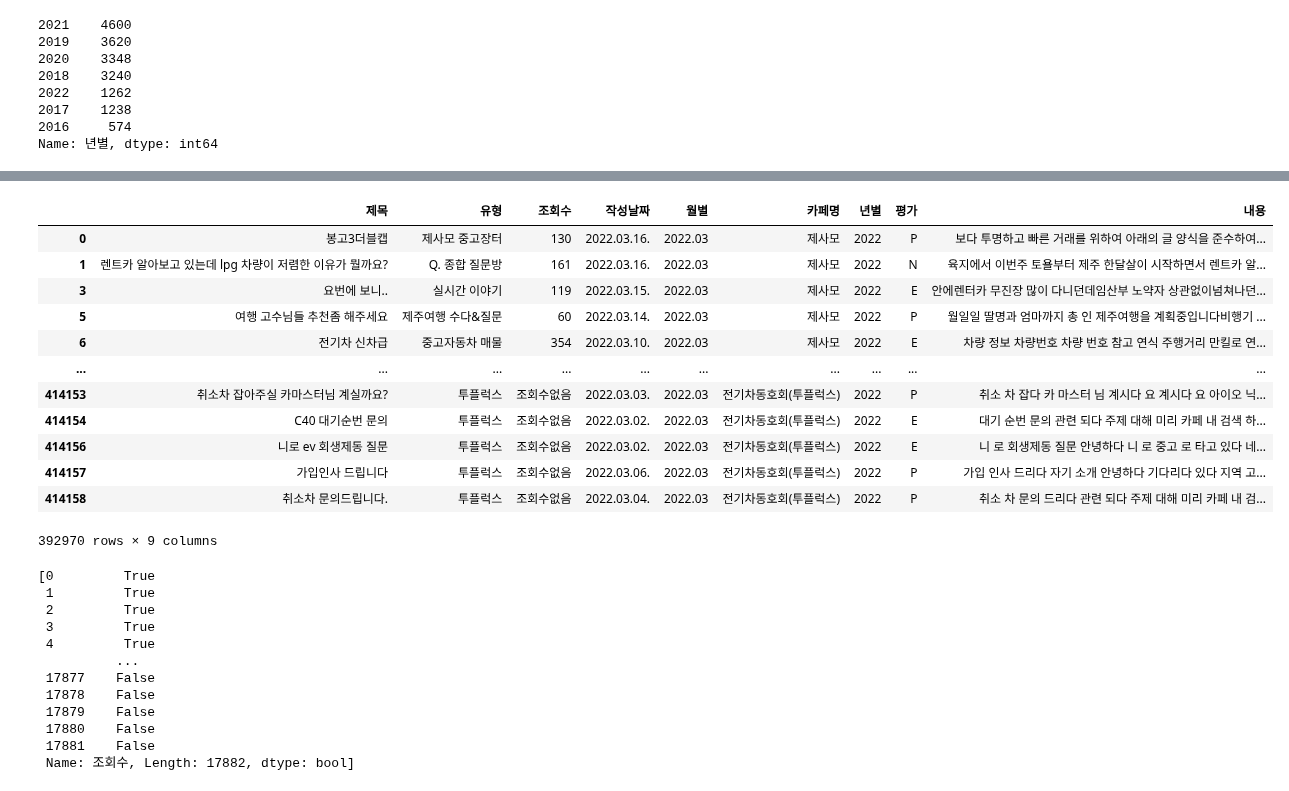
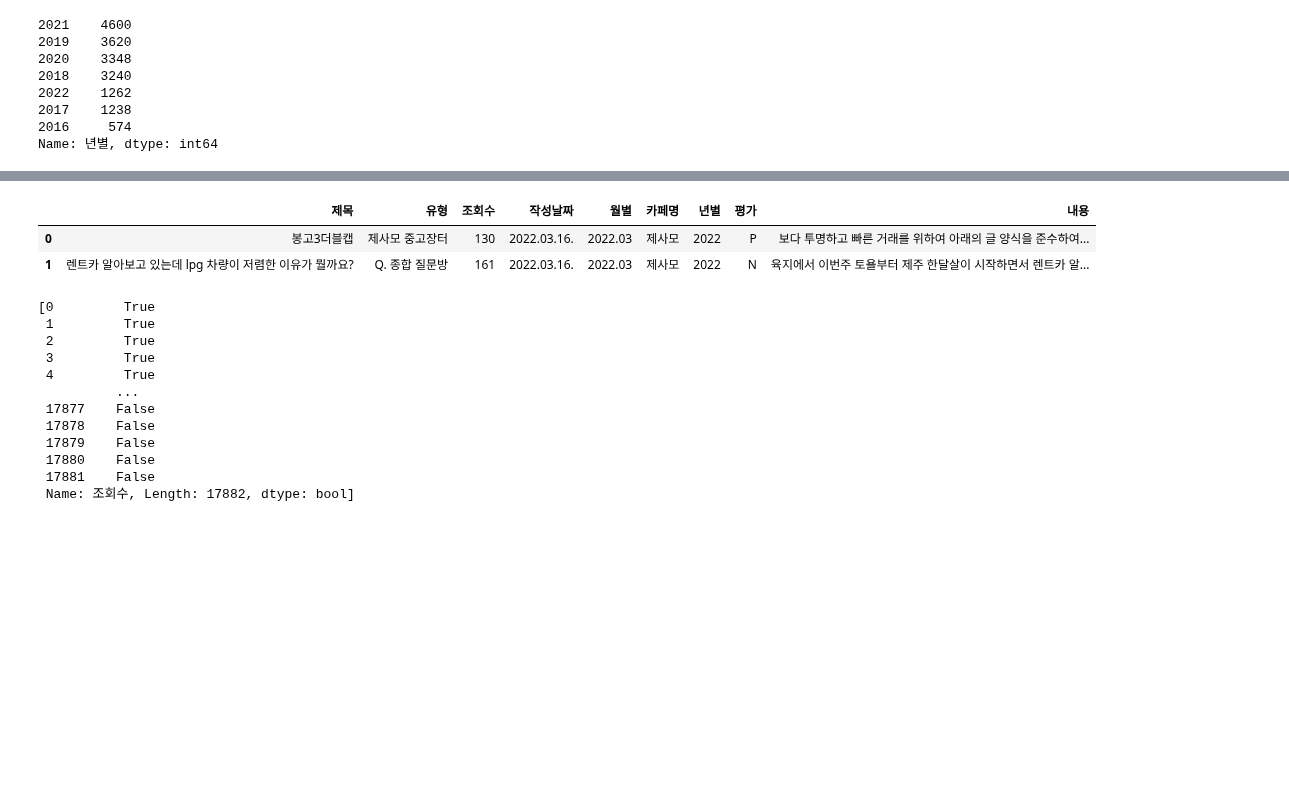
Before and after one commit to minwooking/Jeju_Electric_Vehicle_analysis, a Jupyter notebook: 전기차시각화분석.ipynb, the cells around one changed output, grey strips where cells are left out. Cells and saved outputs as stored; diff of their text form; code cells hidden in the pictures; blank space fills up the shorter version.

```diff
--- a/전기차시각화분석.ipynb
+++ b/전기차시각화분석.ipynb
@@ -17,5 +13,9 @@ os.chdir('G:\내 드라이브\제주_전기차\data')
 # %% [markdown]
 ## Use Data
+# %%
+df = pd.read_csv('광고거른거.csv')
+df_keyword = pd.read_csv('인스타전기차.csv')
+df_news = pd.read_csv('CFI전기차보도자료.csv')
 # %%
 df.head(2)
 # %% [output]
@@ -52,6 +54,8 @@ df.head(1)
 df.rename(columns={'내용거른거':'내용'},inplace=True)
 # %%
 df  = df.dropna()
+# %%
+df.reset_index(drop=True,inplace=True)
 # %%
 df.카페명.value_counts()
 # %% [output]
@@ -138,4 +139,6 @@ df[df.카페명=='네이버블로그'].to_csv('네이버블로그평가')
 414157    가입 인사 드리다 자기 소개 안녕하다 기다리다 있다 지역 고양시 한글 별명 뜻 이름...
 414158    취소 차 문의 드리다 관련 되다 주제 대해 미리 카페 내 검색 하다 보다 네 아니다...
 Name: 내용, Length: 392970, dtype: object
+# %%
+df['년별']= df.년별.apply(lambda x : 2015 if x < 2016 else x)
 # %%
@@ -197,19 +172,9 @@ Name: 년별, dtype: int64
 # %%
-df
+df.head(2)
 # %% [output]
 |  | 제목 | 유형 | 조회수 | 작성날짜 | 월별 | 카페명 | 년별 | 평가 | 내용 |
 | 0 | 봉고3더블캡 | 제사모 중고장터 | 130 | 2022.03.16. | 2022.03 | 제사모 | 2022 | P | 보다 투명하고 빠른 거래를 위하여 아래의 글 양식을 준수하여... |
 | 1 | 렌트카 알아보고 있는데 lpg 차량이 저렴한 이유가 뭘까요? | Q. 종합 질문방 | 161 | 2022.03.16. | 2022.03 | 제사모 | 2022 | N | 육지에서 이번주 토욜부터 제주 한달살이 시작하면서 렌트카 알... |
-| 3 | 요번에 보니.. | 실시간 이야기 | 119 | 2022.03.15. | 2022.03 | 제사모 | 2022 | E | 안에렌터카 무진장 많이 다니던데임산부 노약자 상관없이넘쳐나던... |
-| 5 | 여행 고수님들 추천좀 해주세요 | 제주여행 수다&질문 | 60 | 2022.03.14. | 2022.03 | 제사모 | 2022 | P | 월일일 딸명과 엄마까지 총 인 제주여행을 계획중입니다비행기 ... |
-| 6 | 전기차 신차급 | 중고자동차 매물 | 354 | 2022.03.10. | 2022.03 | 제사모 | 2022 | E | 차량 정보 차량번호 차량 번호 참고 연식 주행거리 만킬로 연... |
-| ... | ... | ... | ... | ... | ... | ... | ... | ... | ... |
-| 414153 | 취소차 잡아주실 카마스터님 계실까요? | 투플럭스 | 조회수없음 | 2022.03.03. | 2022.03 | 전기차동호회(투플럭스) | 2022 | P | 취소 차 잡다 카 마스터 님 계시다 요 계시다 요 아이오 닉... |
-| 414154 | C40 대기순번 문의 | 투플럭스 | 조회수없음 | 2022.03.02. | 2022.03 | 전기차동호회(투플럭스) | 2022 | E | 대기 순번 문의 관련 되다 주제 대해 미리 카페 내 검색 하... |
-| 414156 | 니로 ev 회생제동 질문 | 투플럭스 | 조회수없음 | 2022.03.02. | 2022.03 | 전기차동호회(투플럭스) | 2022 | E | 니 로 회생제동 질문 안녕하다 니 로 중고 로 타고 있다 네... |
-| 414157 | 가입인사 드립니다 | 투플럭스 | 조회수없음 | 2022.03.06. | 2022.03 | 전기차동호회(투플럭스) | 2022 | P | 가입 인사 드리다 자기 소개 안녕하다 기다리다 있다 지역 고... |
-| 414158 | 취소차 문의드립니다. | 투플럭스 | 조회수없음 | 2022.03.04. | 2022.03 | 전기차동호회(투플럭스) | 2022 | P | 취소 차 문의 드리다 관련 되다 주제 대해 미리 카페 내 검... |
-392970 rows × 9 columns
 # %%
 [df_jeju.조회수 != '조회수없음']
 # %% [output]
```
Also changed, not shown: parts of 58 cells of this notebook.
